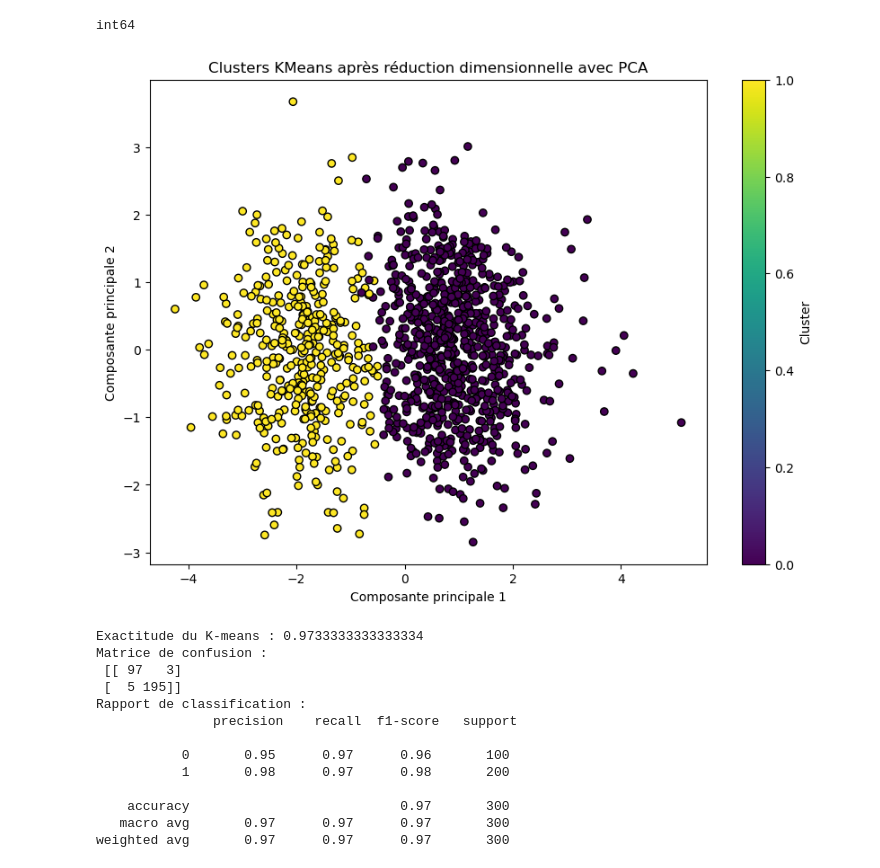
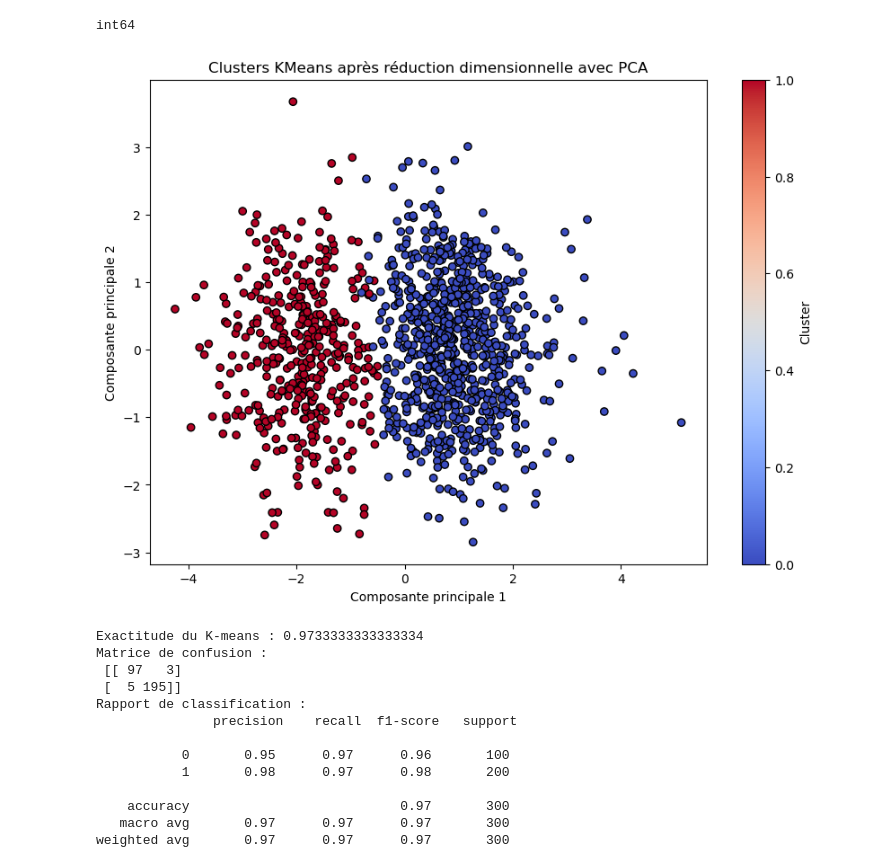
Before and after one commit to obenmaha/App-d-tection-faux-billet, a Jupyter notebook: Analyse notebook with all data.ipynb, the cells around one changed output. Saved outputs shown, nothing was run; the diff lists cells and outputs as text; code cells hidden in the pictures.

```diff
--- a/Analyse notebook with all data.ipynb
+++ b/Analyse notebook with all data.ipynb
@@ -529,23 +535,23 @@ y_pred_kmeans_mapped = [cluster_labels[cluster] for cluster in y_pred_kmeans]
 # %%
 from sklearn.decomposition import PCA
 
 # Appliquer PCA pour réduire à 2 dimensions
 pca = PCA(n_components=2)
 X_train_pca = pca.fit_transform(X_train_scaled)
 
 # Obtenir les clusters prédits
 kmeans_clusters = kmeans.predict(X_train_scaled)
-
+palette = sns.color_palette("muted", as_cmap=True)
 # Visualiser les clusters
 plt.figure(figsize=(10, 7))
-plt.scatter(X_train_pca[:, 0], X_train_pca[:, 1], c=kmeans_clusters, cmap='viridis', marker='o', edgecolor='k')
+plt.scatter(X_train_pca[:, 0], X_train_pca[:, 1], c=kmeans_clusters, cmap='coolwarm', marker='o', edgecolor='k')
 plt.title("Clusters KMeans après réduction dimensionnelle avec PCA")
 plt.xlabel("Composante principale 1")
 plt.ylabel("Composante principale 2")
 plt.colorbar(label="Cluster")
 plt.show()
 # %% [output]
-[figure, old version]
+[figure, new version]
 # %%
 # Calculer l'exactitude
 accuracy = accuracy_score(y_test, y_pred_kmeans_mapped)
```
Also changed, not shown: parts of 3 cells of this notebook, 6 other files.
